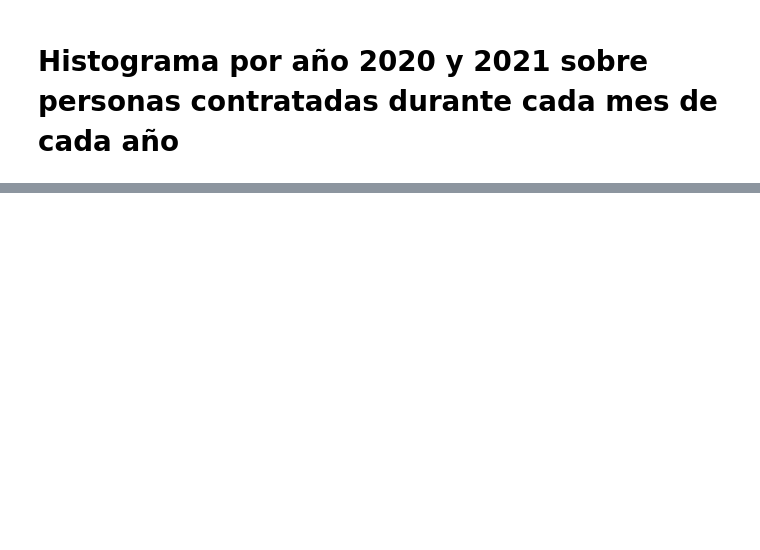
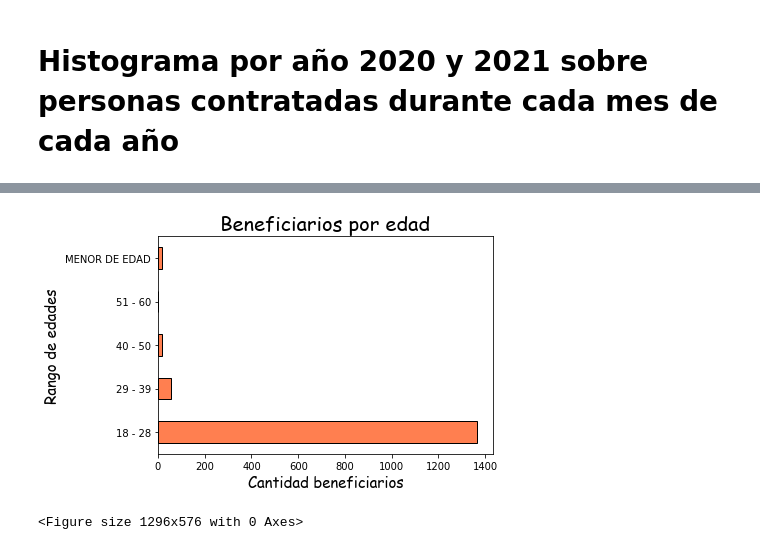
Before and after one commit to SaukB/Analisis, a Jupyter notebook: Material/Proyecto.ipynb, the cells around one changed output, grey strips where cells are left out. Saved outputs shown, nothing was run; the diff lists cells and outputs as text; code cells hidden in the pictures; blank space fills up the shorter version.

```diff
--- a/Material/Proyecto.ipynb
+++ b/Material/Proyecto.ipynb
@@ -219 +218,13 @@ plt.show()
 <Figure size 1296x576 with 0 Axes>
+# %%
+Programa = mdatos.groupby("Rango_Edad")["Situación_Laboral"].count()
+Programa.head(7).plot.barh(edgecolor="black",color="coral")
+plt.title("Beneficiarios por edad",fontdict=font1)
+plt.ylabel("Rango de edades", fontdict= font2)
+plt.xlabel('Cantidad beneficiarios',fontdict=font2)
+plt.figure( figsize =(18,8))
+
+plt.show()
+# %% [output]
+[figure, added]
+<Figure size 1296x576 with 0 Axes>
```
Also changed, not shown: parts of 6 cells of this notebook.
